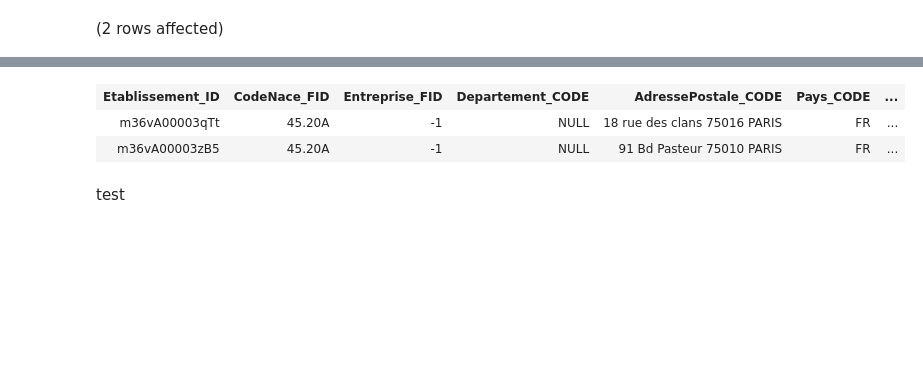
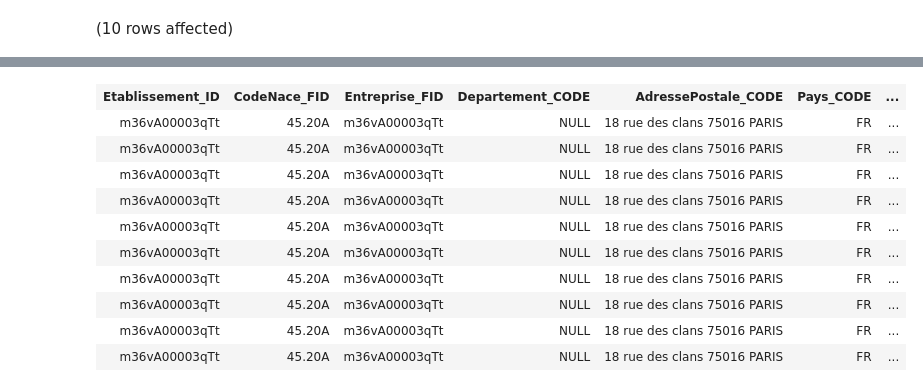
Before and after one commit to tisseuil/IRPAuto-ads-demo, a Jupyter notebook: IRPAuto-Analytics/Sql-notebook.ipynb, the cells around one changed output, grey strips where cells are left out. Cells and saved outputs as stored; diff of their text form; code cells hidden in the pictures; blank space fills up the shorter version.

```diff
--- a/IRPAuto-Analytics/Sql-notebook.ipynb
+++ b/IRPAuto-Analytics/Sql-notebook.ipynb
@@ -12,5 +1,5 @@ Total execution time: 00:00:00.215
 # %%
-SELECT --distinct
+SELECT TOP 10 --distinct
 	Etablissement_ID, ETB.CodeNace_FID, Entreprise_FID,
 	-- Adresse
 	Departement_CODE,
@@ -26,11 +15,11 @@ SELECT --distinct
 	INNER JOIN dbo.T_Dim_Pays on T_Dim_AdressePostale.Pays_FID = T_Dim_Pays.Pays_ID
 	LEFT OUTER JOIN dbo.T_Dim_AdresseTelephonique on T_Dim_AdresseTelephonique.Personne_FID = Etablissement_ID
 	INNER JOIN dbo.T_Dim_Entreprise on Entreprise_FID = Entreprise_ID
-	where Siret_CODE ='Z1485258520015' or Siret_CODE ='B0123456789123'
+	where Siret_CODE ='Z1485258520015' ;
 
 --Z1485258520015
 --B0123456789123
 --W1485215210015
 --W1485215210015
 # %% [output]
-(2 rows affected)
+(10 rows affected)
@@ -38,5 +27,11 @@ Total execution time: 00:00:03.743
 | Etablissement_ID | CodeNace_FID | Entreprise_FID | Departement_CODE | AdressePostale_CODE | Pays_CODE | ... |
-| m36vA00003qTt | 45.20A | -1 | NULL | 18 rue des clans 75016 PARIS | FR | ... |
-| m36vA00003zB5 | 45.20A | -1 | NULL | 91 Bd Pasteur 75010 PARIS | FR | ... |
+| m36vA00003qTt | 45.20A | m36vA00003qTt | NULL | 18 rue des clans 75016 PARIS | FR | ... |
+| m36vA00003qTt | 45.20A | m36vA00003qTt | NULL | 18 rue des clans 75016 PARIS | FR | ... |
+| m36vA00003qTt | 45.20A | m36vA00003qTt | NULL | 18 rue des clans 75016 PARIS | FR | ... |
+| m36vA00003qTt | 45.20A | m36vA00003qTt | NULL | 18 rue des clans 75016 PARIS | FR | ... |
+| m36vA00003qTt | 45.20A | m36vA00003qTt | NULL | 18 rue des clans 75016 PARIS | FR | ... |
+| m36vA00003qTt | 45.20A | m36vA00003qTt | NULL | 18 rue des clans 75016 PARIS | FR | ... |
+| m36vA00003qTt | 45.20A | m36vA00003qTt | NULL | 18 rue des clans 75016 PARIS | FR | ... |
+| m36vA00003qTt | 45.20A | m36vA00003qTt | NULL | 18 rue des clans 75016 PARIS | FR | ... |
+| m36vA00003qTt | 45.20A | m36vA00003qTt | NULL | 18 rue des clans 75016 PARIS | FR | ... |
+| m36vA00003qTt | 45.20A | m36vA00003qTt | NULL | 18 rue des clans 75016 PARIS | FR | ... |
-# %% [markdown]
-test
```
Also changed, not shown: parts of 5 cells of this notebook, 3 other files.
